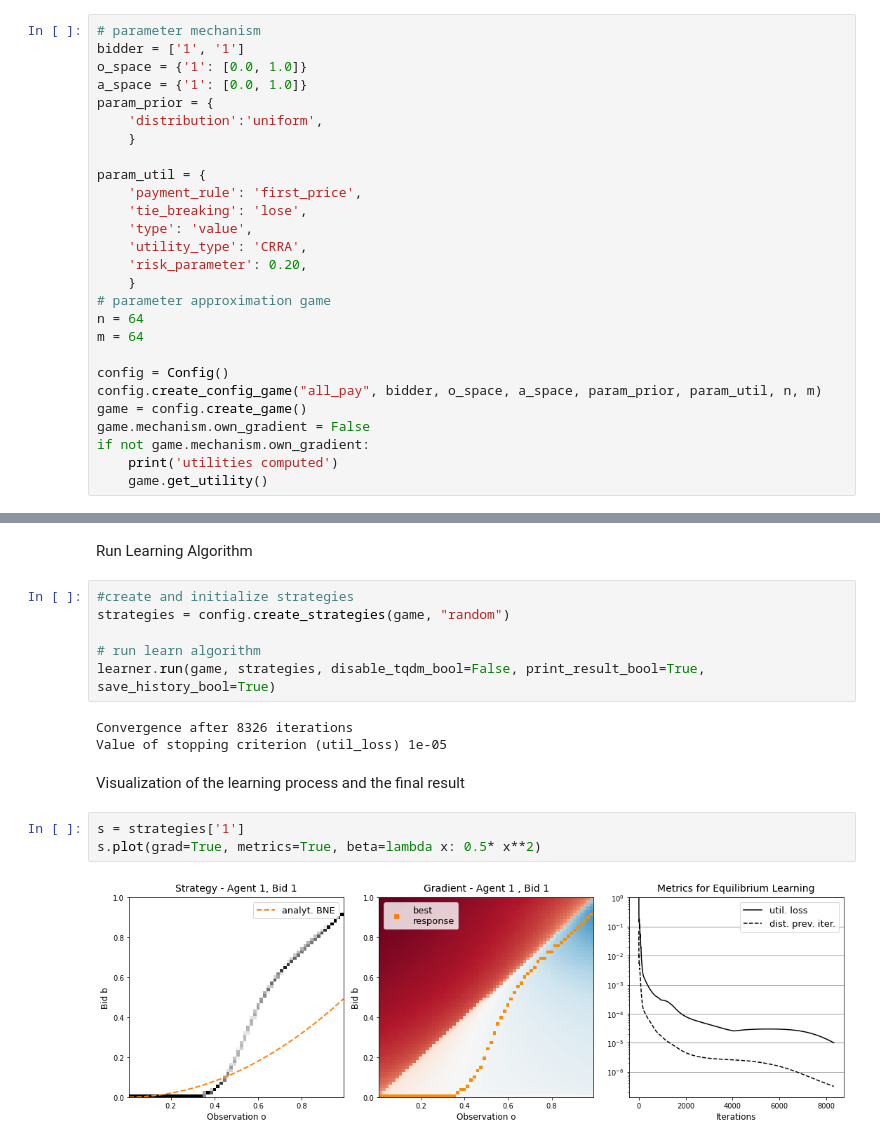
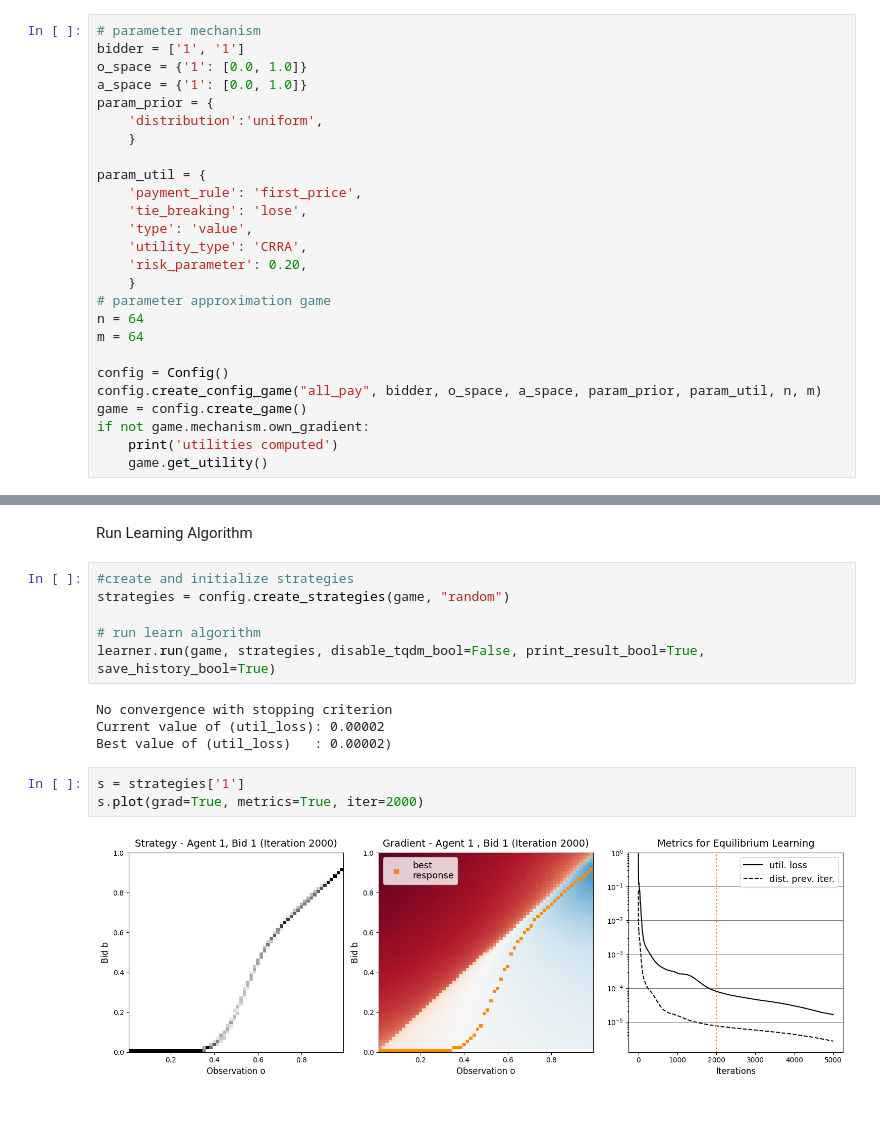
Before and after one commit to MOberlechner/soda, a Jupyter notebook: notebooks/examples/all_pay_auction.ipynb, the cells around one changed output, grey strips where cells are left out. Cells and saved outputs as stored; diff of their text form; blank space fills up the shorter version.

```diff
--- a/notebooks/examples/all_pay_auction.ipynb
+++ b/notebooks/examples/all_pay_auction.ipynb
@@ -28,7 +28,6 @@ m = 64
 config = Config()
 config.create_config_game("all_pay", bidder, o_space, a_space, param_prior, param_util, n, m)
 game = config.create_game()
-game.mechanism.own_gradient = False
 if not game.mechanism.own_gradient:
     print('utilities computed')
     game.get_utility()
@@ -61,12 +58,11 @@ strategies = config.create_strategies(game, "random")
 # run learn algorithm
 learner.run(game, strategies, disable_tqdm_bool=False, print_result_bool=True, save_history_bool=True)
 # %% [output]
-Convergence after 8326 iterations
-Value of stopping criterion (util_loss) 1e-05
+No convergence with stopping criterion
+Current value of (util_loss): 0.00002
+Best value of (util_loss)   : 0.00002)
-# %% [markdown]
-Visualization of the learning process and the final result
 # %%
 s = strategies['1']
-s.plot(grad=True, metrics=True, beta=lambda x: 0.5* x**2)
+s.plot(grad=True, metrics=True, iter=2000)
 # %% [output]
-[figure, old version]
+[figure, new version]
```
Also changed, not shown: parts of 2 cells of this notebook.
